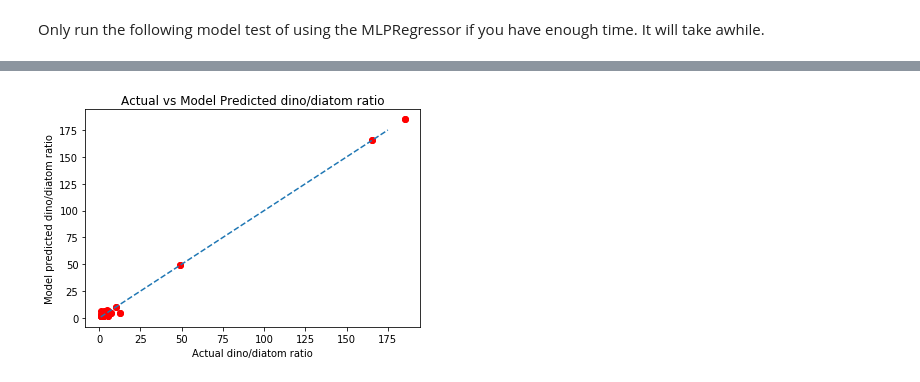
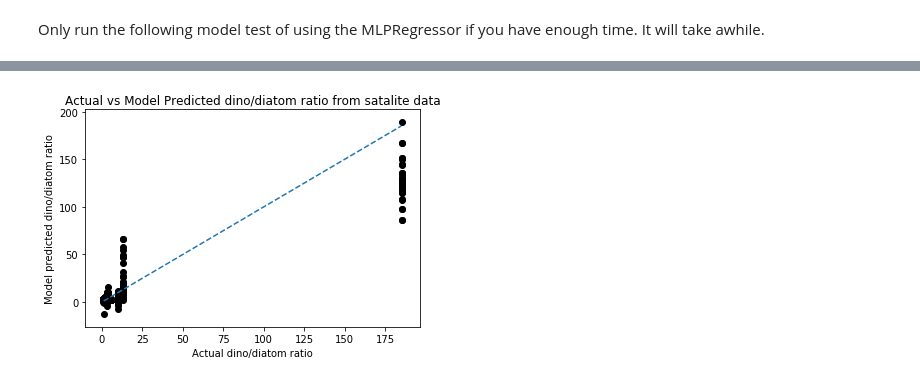
Before and after one commit to seina001/oeas895_EinarssonProject, a Jupyter notebook: Model_Einarsson.ipynb, the cells around one changed output, grey strips where cells are left out. Saved outputs shown, nothing was run; the diff lists cells and outputs as text; code cells hidden in the pictures.

```diff
--- a/Model_Einarsson.ipynb
+++ b/Model_Einarsson.ipynb
@@ -662,9 +848,19 @@ RMSE Predicted vs. Actual: 1616.448025817021
 # %%
+#Make a heat map to visualize model results, to choose hypervariables
 import seaborn as sns
 myarray = np.asarray(results)
-
-data = pd.DataFrame({'nodes': myarray[:,0], 'layers': myarray[:,1], 'r2': myarray[:,2],'rmse': myarray[:,3]})
+for i in range(0,len(myarray[:,2]),1):
+    if myarray[i,2] < -9999:
+        myarray[i,2] = '-9999'
+plt.figure(figsize=(12, 8), edgecolor='w')
+lay = myarray[:,1]
+data = pd.DataFrame({'nodes': myarray[:,0], 'layers': lay, 'r2': myarray[:,2],'rmse': myarray[:,3],'r2_satAVE': myarray[:,4],'r2_satRMSE':myarray[:,5]})
 data_pivoted = data.pivot("nodes", "layers", "r2")
-ax = sns.heatmap(data_pivoted,vmin=0, vmax=1,annot=True,cbar_kws={'label': 'R2 score'})
-plt.show()
+ax = sns.heatmap(data_pivoted,vmin=0, vmax=1,annot=True,cbar_kws={'label': 'R2 score'},fmt="0.2f")
+plt.xticks(fontsize=12)
+plt.yticks(fontsize=12)
+plt.xlabel('Layers',fontsize = 14)
+plt.ylabel('Node size',fontsize = 14)
+plt.title('R-square heatmap for each combination of hypervariables',fontsize = 16)
+plt.savefig('MLPheatmap_2.png')
 # %% [output]
@@ -686,36 +893,55 @@ Name: 58, dtype: float64
 # %%
-#Now test this model with these hyperperameter on the dataset using leave one out cross validation
+#Now test this model with these hyperperameters on the dataset using leave one out cross validation
 #print out: r2 and rmse score for validation data
-X = X_alldata
-y = y_alldata
-#Initialize model using chosen hyperperameters
-model = MLPRegressor(hidden_layer_sizes=(6,6,6,6,6,6,6,6,6),max_iter=1000,random_state=0)
+X_s = Alldata[['Temp(C)','Salinity (PSU)','WDIR','WSPD']]
+y_s = Alldata['Ratio']
+X_sata = DataSatallite[['SST','SSS','WDIR','WSPD']]
+y_sata = DataSatallite['Ratio']
+model = MLPRegressor(hidden_layer_sizes=(9,9,9,9,9),max_iter=10000,random_state=0)
 res=[]
-#Again leave one out cross validation is used and data is validated
-for train_index, val_index in loocv.split(X):
-    cv_train_x = X.iloc[train_index]
+s_res = []
+sat_pred = []
+for train_index, val_index in loocv.split(X_s):
+    cv_train_x = X_s.iloc[train_index]
     scaler.fit(cv_train_x)
     cv_train_x = scaler.transform(cv_train_x)
-    cv_val_x = X.iloc[val_index]
+    cv_val_x = X_s.iloc[val_index]
     cv_val_x = scaler.transform(cv_val_x)
-    cv_train_y = y.iloc[train_index]
-    cv_val_y = y.iloc[val_index]
+    cv_train_y = y_s.iloc[train_index]
+    cv_val_y = y_s.iloc[val_index]
+    cv_sat_x = scaler.transform(X_sata)
     model.fit(cv_train_x, cv_train_y)
     pred = model.predict(cv_val_x)
+    pred_s = model.predict(cv_sat_x)
     res.append([pred, cv_val_y])
+    rsq_sata = r2_score(pred_s,y_sata)
+    rmse_sata = mean_squared_error(pred_s,y_sata)
+    s_res.append([rsq_sata,rmse_sata])
+    sarray = y_sata
+    sat_pred.append([[pred_s],[sarray]])
 dTdf = pd.DataFrame(res,columns = ['Predicted','Actual'])
-print("n_estimators = %d, max_depth = %d" %(10,9))
-rsq = r2_score(dTdf['Actual'],dTdf['Predicted'])
-rmse = mean_squared_error(dTdf['Actual'],dTdf['Predicted'])
-print("R2 Predicted vs. Actual:",rsq)
-print("RMSE Predicted vs. Actual:",rmse)
-#Plot the predicted vs actual test through each iteration of leave one out
-#Run 1 to 1 dashed line to visualize over/under estimation
-dTdf = pd.DataFrame(res,columns = ['Predicted','Actual'])
-plt.plot(dTdf['Actual'],dTdf['Predicted'],'ro')
-x = range(1,176,1)
+rsq = r2_score(dTdf['Predicted'], dTdf['Actual'])
+rmse = mean_squared_error(dTdf['Predicted'],dTdf['Actual'])
+print("R2/RMSE validation : ",rsq,"/",rmse)
+dTdf_sata = pd.DataFrame(s_res,columns=['R2','RMSE'])
+aversq_sata = np.mean(dTdf_sata['R2'])
+avermse_sata = np.mean(dTdf_sata['RMSE'])
+print("Average R2/RMSE of satalite data : ",aversq_sata,"/",avermse_sata)
+
+dTdf_pred_sat = pd.DataFrame(sat_pred,columns = ['Predicted','Actual'])
+#plt.plot(dTdf_pred_sat['Actual'],dTdf_pred_sat['Predicted'],'ro')
+Act_app = []
+Pred_app = []
+for i in range(0,len(dTdf_pred_sat['Predicted']),1):
+    l = dTdf_pred_sat.iloc[i]
+    plt.scatter(l['Actual'],l['Predicted'],color = 'k')
+    for j in l['Actual']:
+        Act_app.append(j)
+    for k in l['Predicted']:
+        Pred_app.append(k)
+x = range(1,186,1)
 plt.plot(x, x, linestyle='dashed')
 plt.xlabel('Actual dino/diatom ratio')
 plt.ylabel('Model predicted dino/diatom ratio')
-plt.title('Actual vs Model Predicted dino/diatom ratio')
+plt.title('Actual vs Model Predicted dino/diatom ratio from satalite data')
 # %% [output]
@@ -726 +951 @@ Text(0.5, 1.0, 'Actual vs Model Predicted dino/diatom ratio')
-[figure, old version]
+[figure, new version]
```
Also changed, not shown: parts of 19 cells of this notebook, 1 other file.
